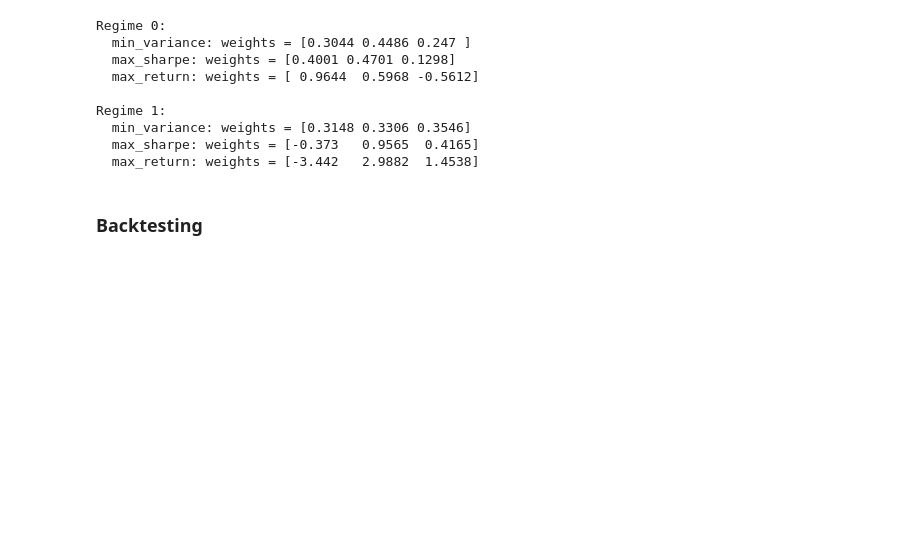
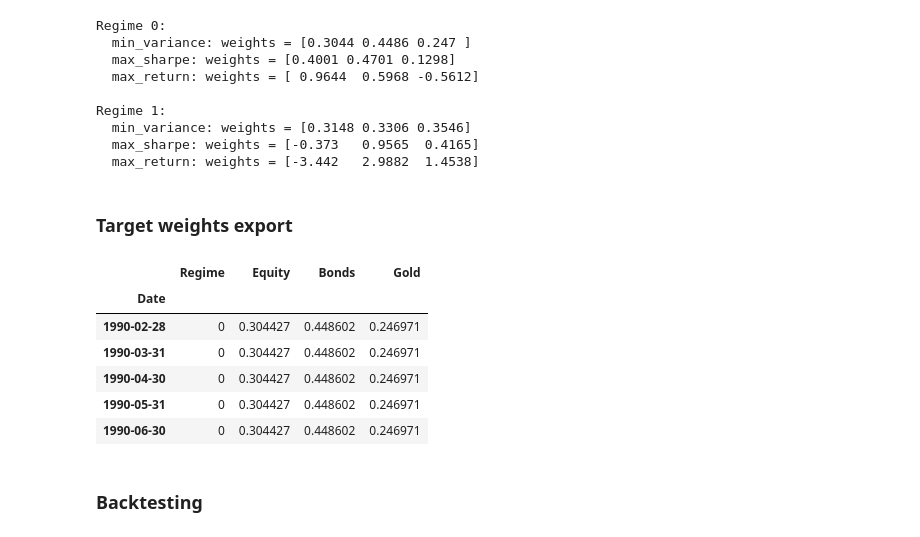
Before and after one commit to AsadAliAkhtar/Capstone_Project_Group_14085, a Jupyter notebook: notebooks/HMM_experiments.ipynb, the cells around one changed output. Drawn from its saved outputs; the diff is of its cells as text; code cells hidden in the pictures; blank space fills up the shorter version.

Commit message:
Exported target weights from HMM experiments

```diff
--- a/notebooks/HMM_experiments.ipynb
+++ b/notebooks/HMM_experiments.ipynb
@@ -1259,6 +1259,42 @@ Regime 1:
   min_variance: weights = [0.3148 0.3306 0.3546]
   max_sharpe: weights = [-0.373   0.9565  0.4165]
   max_return: weights = [-3.442   2.9882  1.4538]
+# %% [markdown]
+### Target weights export
+# %%
+# export weights to csv for backtesting
+output_path = os.path.join("..", "outputs/tables")
+# Extract min-variance weights for each regime
+# results[k]['min_variance'].weights is a (3,) array
+weights_by_regime = {
+    k: results[k]['min_variance'].weights
+    for k in results
+}
+
+# Build a row for each date using the regime label at that date
+# states_sequence_series has the regime label at each aligned date
+rows = []
+for date, regime in states_sequence_series.items():
+    w = weights_by_regime[regime]
+    rows.append({
+        'Date':   date,
+        'Regime': regime,
+        'Equity': w[0],
+        'Bonds':  w[1],
+        'Gold':   w[2],
+    })
+
+df_target_weights = pd.DataFrame(rows).set_index('Date')
+df_target_weights.to_csv(os.path.join(output_path, "hmm_target_weights.csv"))
+df_target_weights.head()
+# %% [output]
+|  | Regime | Equity | Bonds | Gold |
+| Date |  |  |  |  |
+| 1990-02-28 | 0 | 0.304427 | 0.448602 | 0.246971 |
+| 1990-03-31 | 0 | 0.304427 | 0.448602 | 0.246971 |
+| 1990-04-30 | 0 | 0.304427 | 0.448602 | 0.246971 |
+| 1990-05-31 | 0 | 0.304427 | 0.448602 | 0.246971 |
+| 1990-06-30 | 0 | 0.304427 | 0.448602 | 0.246971 |
 # %% [markdown]
 ### Backtesting
 # %%
```
Also changed, not shown: 1 other file.
